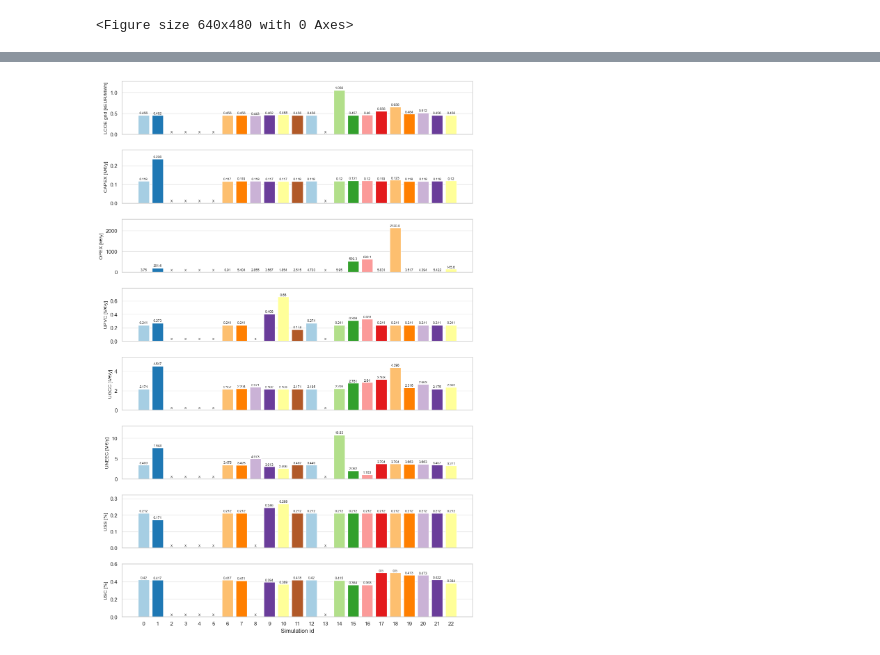
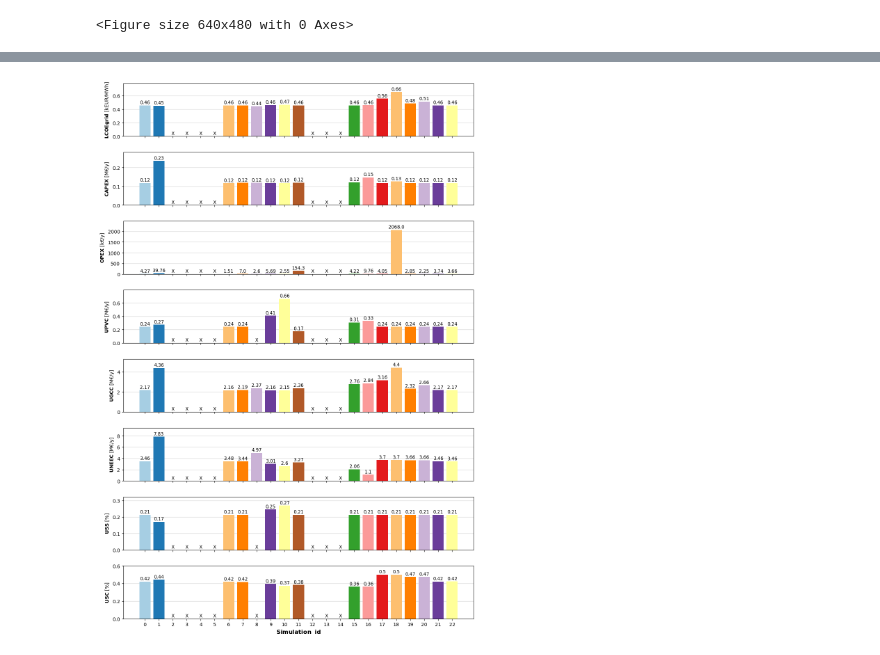
Before and after one commit to ManCornet/MasterThesis, a Jupyter notebook: process_simulations.ipynb, the cells around one changed output, grey strips where cells are left out. Cells and saved outputs as stored; diff of their text form; code cells hidden in the pictures.

```diff
--- a/process_simulations.ipynb
+++ b/process_simulations.ipynb
@@ -233,9 +233,9 @@ simu_indices    = [i for i in range(0,33) if i not in simu_replicates]
 #print(simu_indices)
 
 
-# Constant
+# Directory simu
 directories = list()
-for name in ["single_commodity", "multi_commodity"]:
+for name in ["single_commodity", "multi_commodity", "spanning_tree"]:
     for i in simu_indices:
         directory = "simu_"+name+"_"+str(i)
         temp_dir = Path(simu_path, directory)
@@ -486,4 +581,5 @@ print(list(df_key_KPIs_single.index))
 # %%
+# -- Plot simulations with multi commodity radiality constraints --
 import math
 import seaborn as sns
 
@@ -491,7 +587,7 @@ import seaborn as sns
 colors_smart = sns.color_palette("Paired", 23)
 
 # -- Create plots --
-grid_h = len(df_key_KPIs_single.columns)
+grid_h = len(df_key_KPIs_multi.columns)
 grid_w = 1
 fig = plt.figure(figsize = (13, 20))
 gs  = gridspec.GridSpec(grid_h, grid_w, wspace = 0.05, hspace = 0.3, figure = fig)
@@ -499,27 +595,28 @@ gs  = gridspec.GridSpec(grid_h, grid_w, wspace = 0.05, hspace = 0.3, figure = fi
 factor = 5
 
 # All the simulation indexes
-index_simu = list(df_key_KPIs_single.index)
+index_simu = list(df_key_KPIs_multi.index)
 
 # Looping over each plots
-for line, kpi in enumerate(df_key_KPIs_single.columns):
+for line, kpi in enumerate(df_key_KPIs_multi.columns):
 
     # Creation of subplot
     ax = plt.subplot(gs[line, 0])
-    spacing = 0.5
-    # plt.subplots_adjust(bottom=spacing)
-    plt.xlabel("Simulation id", fontsize = 12)
+    ax.grid(visible=False, axis='x')
+    ax.grid(visible=True, axis='y',alpha=0.5)
+    ax.set_axisbelow(True)
+    plt.xlabel(r"$\bf{Simulation \; \; id}$", fontsize = 12)
 
     # Fixing y scale
     # ax.set_ylim(bottom = -0.6, top = 1.1)
     # ax.tick_params(axis = 'y', labelsize = 10)
 
     # Removing x-labels
-    ax.set_xticks(df_key_KPIs_single.index)
+    ax.set_xticks(df_key_KPIs_multi.index)
     ax.label_outer()
 
     # Values
-    values = df_key_KPIs_single[kpi]
+    values = df_key_KPIs_multi[kpi]
 
     vmax = 0
     vmin = 0
@@ -528,37 +625,35 @@ for line, kpi in enumerate(df_key_KPIs_single.columns):
     for index_sim, val in enumerate(values):
 
         # FAILURE
         if val == "-" or val == -1000:
             val = 0
 
         # Making sure its a float
         val = float(val)
 
         # Plotting
         bars = ax.bar(index_sim, val, color = colors_smart[index_sim])
 
         # Updating y limits
         vmax = max(vmax, val)
         vmin = min(vmin, val)
 
         # Beautifier
-        beau_name = "X" if val == 0.0 else round(val, 3)
+        beau_name = "X" if val == 0.0 else round(val, 2)
 
         # Adding a nice ass looking text on top of the bar
         for bar in bars:
             height = bar.get_height()
             ax.annotate(beau_name, xy=(bar.get_x() + bar.get_width() / 2, height), xytext=(0, 1),
-            textcoords="offset points", ha='center', va='bottom', fontsize = 7)
+            textcoords="offset points", ha='center', va='bottom', fontsize = 9.5)
 
         ax.set_ylim(bottom = vmin, top = vmax * (1 + 1/factor))
-        ax.grid(visible=False, axis='x')
-        ax.grid(visible=True, axis='y',alpha=0.5)
 
     # Adding title with term
-    plt.ylabel(kpi[0]+ f" [{kpi[1]}]", fontsize = 10)
+    plt.ylabel(r"$\bf{" + kpi[0] + r"}$" + f" [{kpi[1]}]", fontsize = 10)
     #spacing = 0.100
     #.subplots_adjust(bottom=spacing)
 
-plt.savefig(f"kpi.pdf", bbox_inches='tight')
+plt.savefig(f"kpi_multi.pdf", bbox_inches='tight')
 # %% [output]
-[figure, old version]
+[figure, new version]
```
Also changed, not shown: parts of 16 cells of this notebook, 1 other file.
